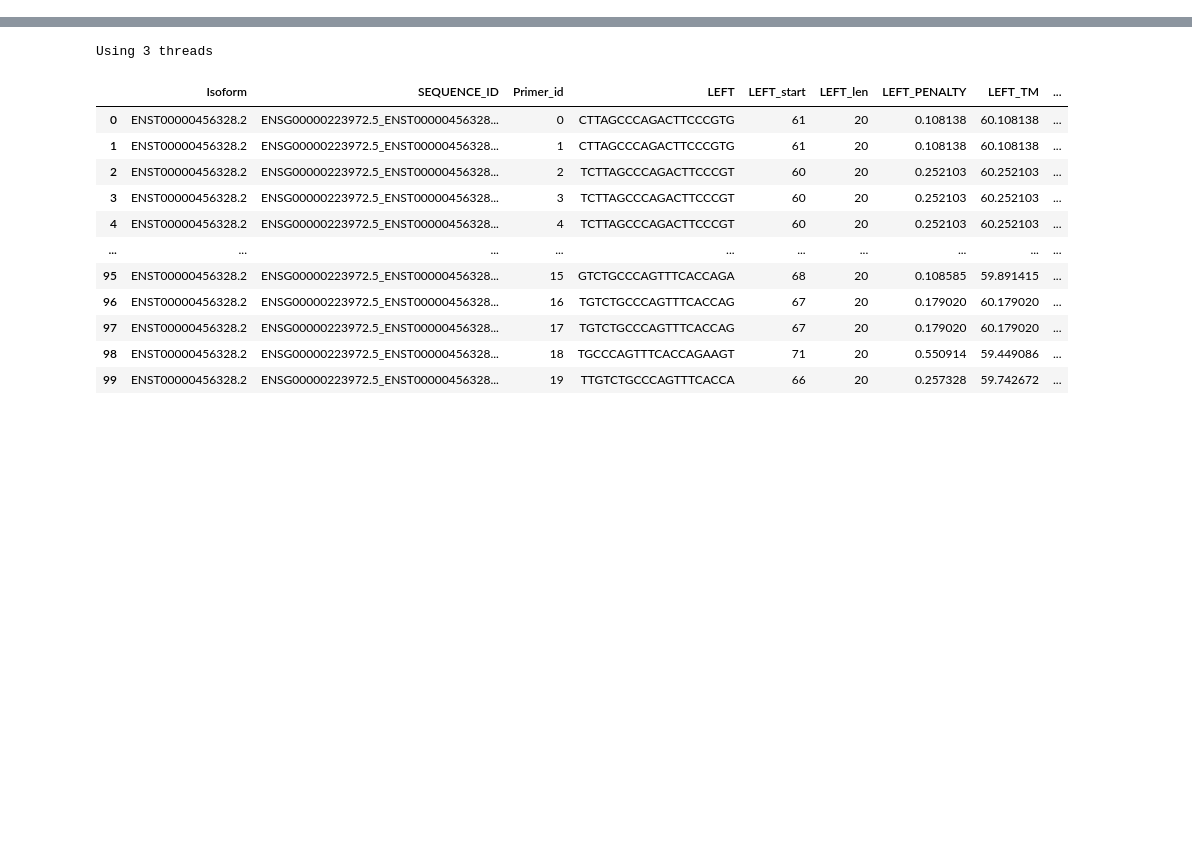
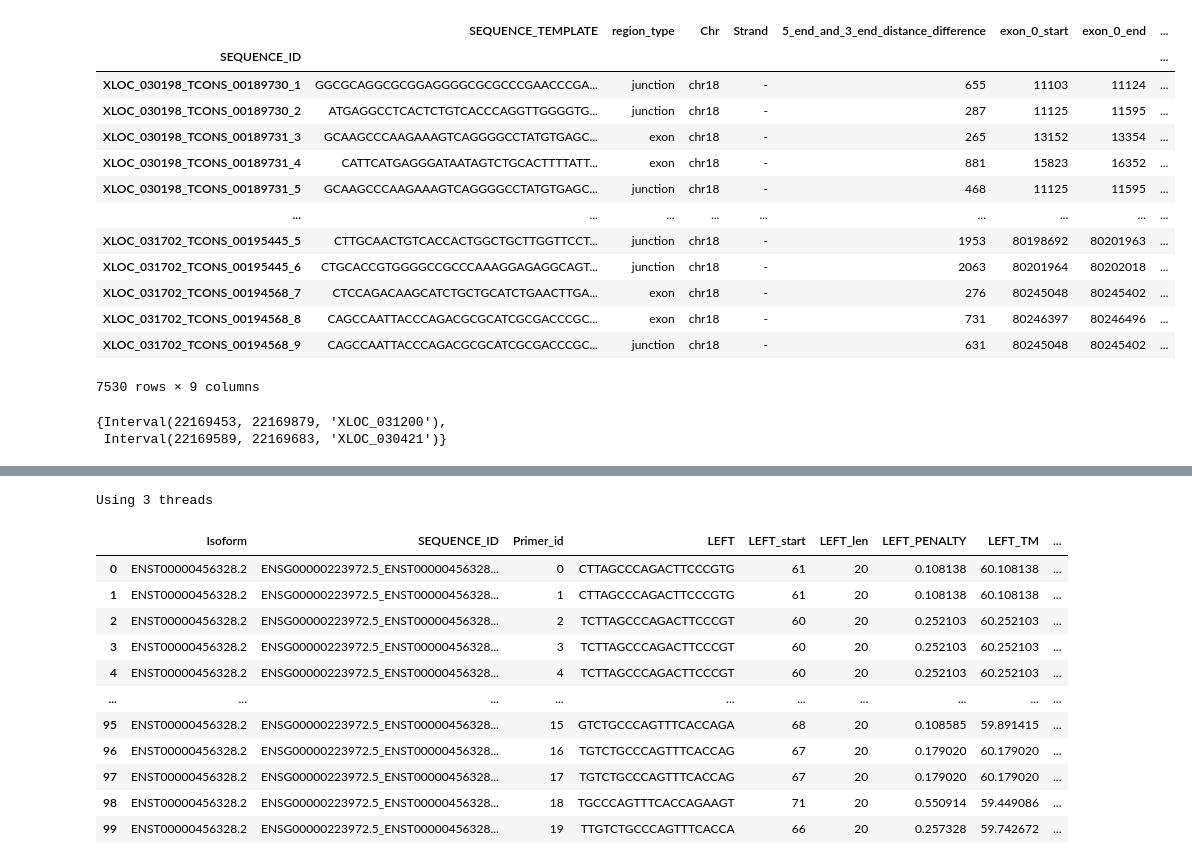
Before and after one commit to Tidesun/RT-qPCR-isoform-selection, a Jupyter notebook: main.ipynb, the cells around one changed output, grey strips where cells are left out. Saved outputs shown, nothing was run; the diff lists cells and outputs as text; code cells hidden in the pictures; blank space fills up the shorter version.

```diff
--- a/main.ipynb
+++ b/main.ipynb
@@ -52,14 +1,51 @@ all_problem_design_set
 # %%
-ref_file_path = '/fs/project/PCON0009/Au-scratch3/dingjie/1_My_Project/LR_and_SR_raw_data/manuscript/LRGASP_GENCODE/LRGASP-Ingestion_rearrange/merge_exp_results/lrgasp_gencode_v39_annotation_sirvs.human.gtf'
-threads = 6
+ref_file_path = '/fs/project/PCON0009/Au-scratch2/haoran/merge_all_gtf/chr18.gtf'
+threads = 1
 output_dir = '/fs/ess/scratch/PCON0009/haoran/temp/output'
 # %%
 from parse_annotation import parse_annotation
 # %%
 from Bio.Seq import Seq
 import pysam
-reference_genome_path = '/fs/project/PCON0009/Au-scratch2/haoran/reference/genecode/GRCh38.primary_assembly.genome.fa'
+reference_genome_path = '/fs/project/PCON0009/Au-scratch2/haoran/reference/gencode_sirv/lrgasp_grch38_sirvs.fasta'
 reference_fasta = pysam.FastaFile(reference_genome_path)
 # %%
 lower_region_length = 95
 import bisect
+# %%
+[gene_exons_dict, gene_points_dict, gene_isoforms_dict, genes_regions_len_dict,
+    _, gene_regions_dict, gene_isoforms_length_dict,raw_isoform_exons_dict,raw_gene_exons_dict,same_structure_isoform_dict] = parse_annotation(ref_file_path, int((threads+1)//2))
+gene_strand_dict = get_gene_strand_dict(ref_file_path)
+gene_interval_tree_dict = get_gene_interval_tree_dict(gene_points_dict,gene_exons_dict)
+# get all isoform target sequence
+all_isoform_target_sequence_dict = {}
+for rname in gene_regions_dict:
+    chr_name = rname
+    if rname not in reference_fasta.references:
+        if 'chr'+rname in reference_fasta.references:
+            chr_name = 'chr'+rname
+        else:
+            continue
+    for gname in gene_regions_dict[rname]:
+        if gname in gene_strand_dict:
+            isoform_target_sequence_dict = get_target_sequence(rname,gname,chr_name,lower_region_length,gene_regions_dict,gene_points_dict,gene_isoforms_dict,gene_interval_tree_dict,gene_strand_dict)
+            all_isoform_target_sequence_dict.update(isoform_target_sequence_dict)
+isoform_exons_dict = get_isoform_exons_dict(raw_isoform_exons_dict)
+target_sequence_info_df = output_target_sequence_info(all_isoform_target_sequence_dict,isoform_exons_dict)
+# %%
+target_sequence_info_df
+# %% [output]
+|  | SEQUENCE_TEMPLATE | region_type | Chr | Strand | 5_end_and_3_end_distance_difference | exon_0_start | exon_0_end | ... |
+| SEQUENCE_ID |  |  |  |  |  |  |  | ... |
+| XLOC_030198_TCONS_00189730_1 | GGCGCAGGCGCGGAGGGGCGCGCCCGAACCCGA... | junction | chr18 | - | 655 | 11103 | 11124 | ... |
+| XLOC_030198_TCONS_00189730_2 | ATGAGGCCTCACTCTGTCACCCAGGTTGGGGTG... | junction | chr18 | - | 287 | 11125 | 11595 | ... |
+| XLOC_030198_TCONS_00189731_3 | GCAAGCCCAAGAAAGTCAGGGGCCTATGTGAGC... | exon | chr18 | - | 265 | 13152 | 13354 | ... |
+| XLOC_030198_TCONS_00189731_4 | CATTCATGAGGGATAATAGTCTGCACTTTTATT... | exon | chr18 | - | 881 | 15823 | 16352 | ... |
+| XLOC_030198_TCONS_00189731_5 | GCAAGCCCAAGAAAGTCAGGGGCCTATGTGAGC... | junction | chr18 | - | 468 | 11125 | 11595 | ... |
+| ... | ... | ... | ... | ... | ... | ... | ... | ... |
+| XLOC_031702_TCONS_00195445_5 | CTTGCAACTGTCACCACTGGCTGCTTGGTTCCT... | junction | chr18 | - | 1953 | 80198692 | 80201963 | ... |
+| XLOC_031702_TCONS_00195445_6 | CTGCACCGTGGGGCCGCCCAAAGGAGAGGCAGT... | junction | chr18 | - | 2063 | 80201964 | 80202018 | ... |
+| XLOC_031702_TCONS_00194568_7 | CTCCAGACAAGCATCTGCTGCATCTGAACTTGA... | exon | chr18 | - | 276 | 80245048 | 80245402 | ... |
+| XLOC_031702_TCONS_00194568_8 | CAGCCAATTACCCAGACGCGCATCGCGACCCGC... | exon | chr18 | - | 731 | 80246397 | 80246496 | ... |
+| XLOC_031702_TCONS_00194568_9 | CAGCCAATTACCCAGACGCGCATCGCGACCCGC... | junction | chr18 | - | 631 | 80245048 | 80245402 | ... |
+7530 rows × 9 columns
@@ -65,0 +56,5 @@ import bisect
+# %%
+gene_interval_tree_dict['18'].overlap(22169589,22169682)
+# %% [output]
+{Interval(22169453, 22169879, 'XLOC_031200'),
+ Interval(22169589, 22169683, 'XLOC_030421')}
```
Also changed, not shown: parts of 8 cells of this notebook, 2 other files.
